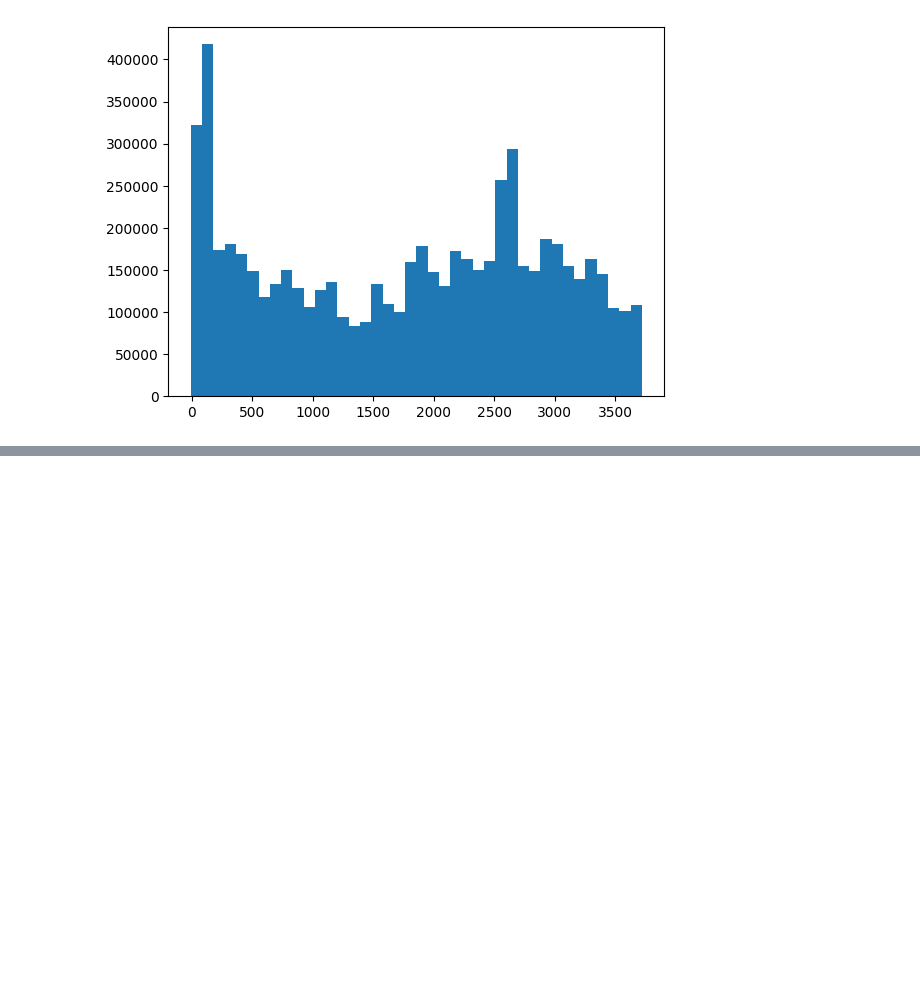
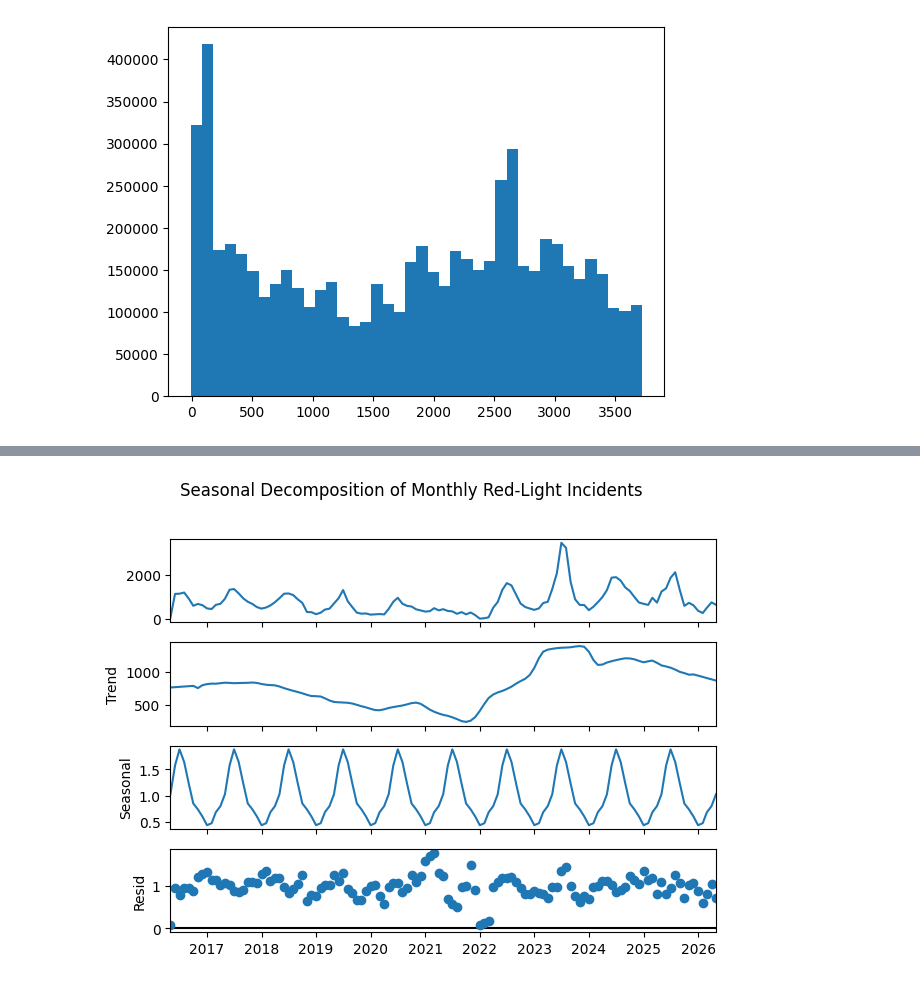
Before and after one commit to Group-7-Capstone/Group-7-Capstone, a Jupyter notebook: Jacob Model/Graph Creation/Jacob_violations_since_start_date.ipynb, the cells around one changed output, grey strips where cells are left out. Saved outputs shown, nothing was run; the diff lists cells and outputs as text; code cells hidden in the pictures; blank space fills up the shorter version.

```diff
--- a/Jacob Model/Graph Creation/Jacob_violations_since_start_date.ipynb
+++ b/Jacob Model/Graph Creation/Jacob_violations_since_start_date.ipynb
@@ -178,0 +322,61 @@ Requirement already satisfied: six>=1.5 in /Users/jacobboyar/Library/Mobile Docu
+# %%
+import pandas as pd
+import matplotlib.pyplot as plt
+from statsmodels.tsa.seasonal import seasonal_decompose
+
+# Start with your processed dataframe
+ts_df = df.copy()
+
+# Ensure issue_date is datetime
+ts_df["issue_date"] = pd.to_datetime(
+    ts_df["issue_date"], errors="coerce"
+)
+
+# Select one camera location and installation period
+latitude = ts_df["Latitude"].iloc[0]
+longitude = ts_df["Longitude"].iloc[0]
+period = ts_df["period"].iloc[0]
+
+camera_df = ts_df[
+    (ts_df["Latitude"] == latitude) &
+    (ts_df["Longitude"] == longitude) &
+    (ts_df["period"] == period)
+].copy()
+
+# Aggregate incidents by month
+monthly_counts = (
+    camera_df
+    .set_index("issue_date")
+    .resample("MS")
+    .size()
+)
+
+# Fill months without recorded incidents with zero
+monthly_counts = monthly_counts.asfreq("MS", fill_value=0)
+
+# Multiplicative decomposition requires strictly positive values
+# Use additive decomposition if any months have zero incidents
+if (monthly_counts <= 0).any():
+    result = seasonal_decompose(
+        monthly_counts,
+        model="additive",
+        period=12,
+        extrapolate_trend="freq"
+    )
+else:
+    result = seasonal_decompose(
+        monthly_counts,
+        model="multiplicative",
+        period=12,
+        extrapolate_trend="freq"
+    )
+
+result.plot()
+plt.suptitle(
+    "Seasonal Decomposition of Monthly Red-Light Incidents",
+    y=1.02
+)
+plt.tight_layout()
+plt.show()
+# %% [output]
+[figure, added]
```
Also changed, not shown: parts of 14 cells of this notebook.
